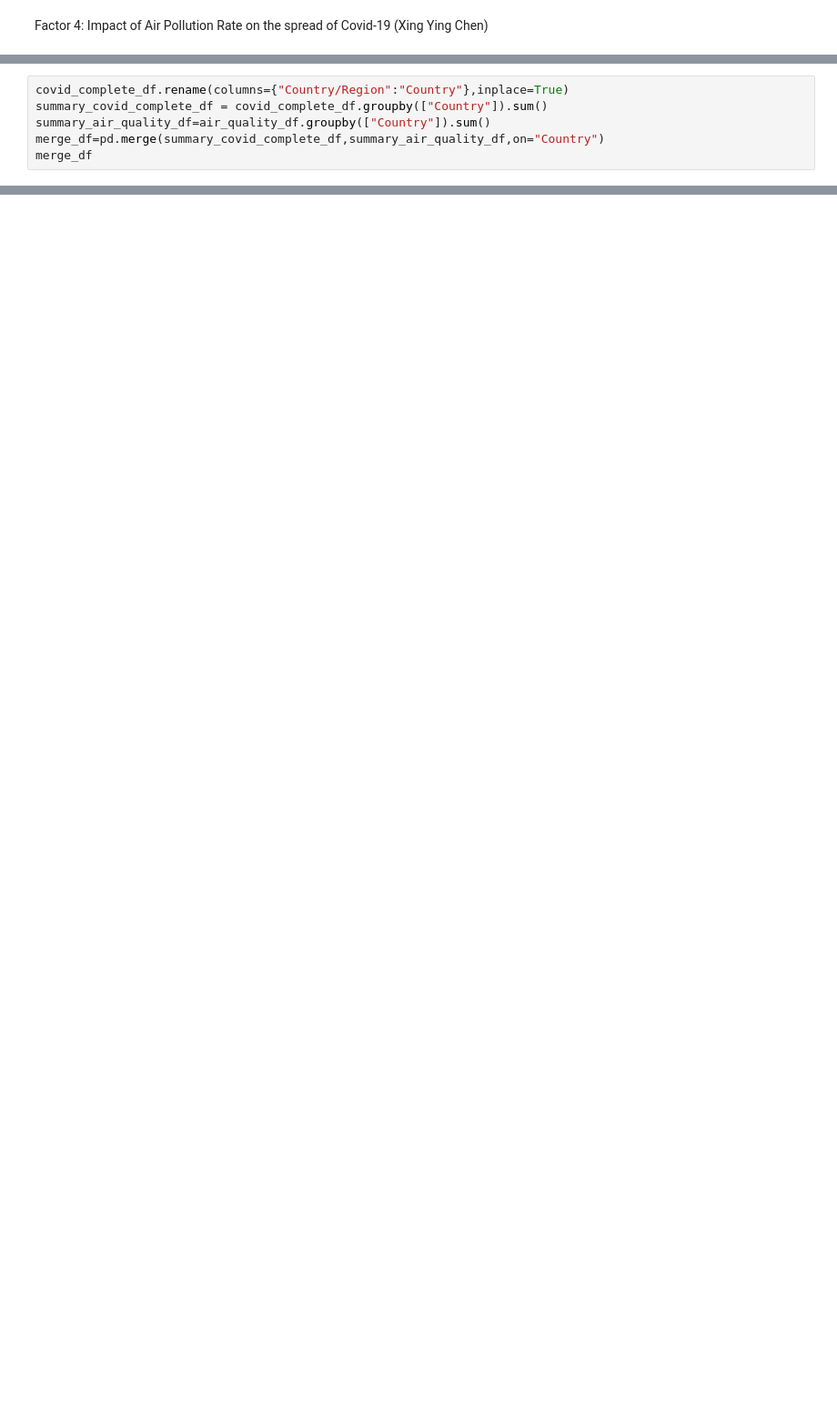
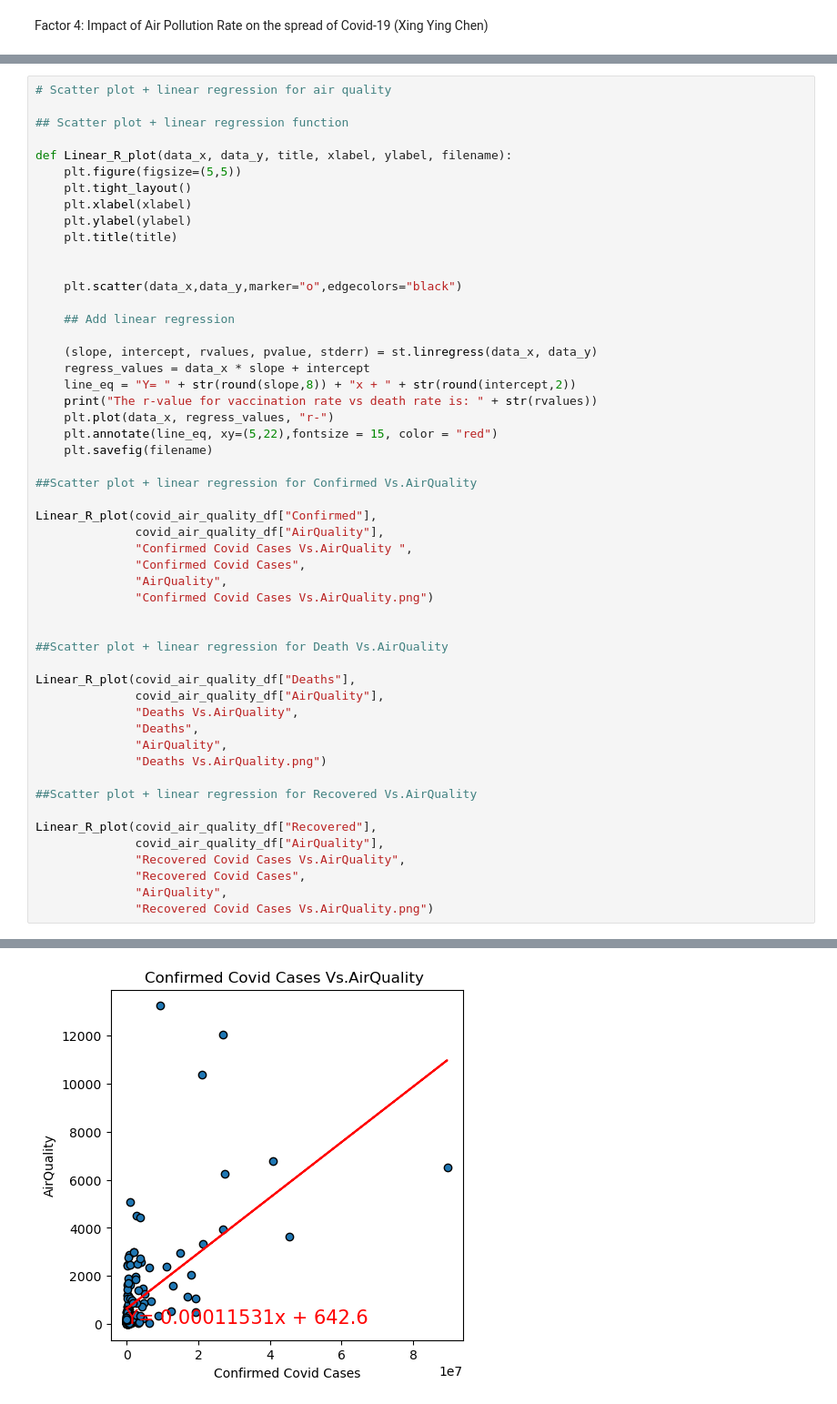
Before and after one commit to NysB/Project_1_Group_3, a Jupyter notebook: factors_covid.ipynb, the cells around one changed output, grey strips where cells are left out. Shown at 91% size. Cells and saved outputs as stored; diff of their text form; blank space fills up the shorter version.

```diff
--- a/factors_covid.ipynb
+++ b/factors_covid.ipynb
@@ -531,6 +553,0 @@ covid_air_pollution_df
-# %%
-covid_complete_df.rename(columns={"Country/Region":"Country"},inplace=True)
-summary_covid_complete_df = covid_complete_df.groupby(["Country"]).sum()
-summary_air_quality_df=air_quality_df.groupby(["Country"]).sum()
-merge_df=pd.merge(summary_covid_complete_df,summary_air_quality_df,on="Country")
-merge_df
@@ -539,0 +600,53 @@ merge_df
+# %%
+# Scatter plot + linear regression for air quality
+
+## Scatter plot + linear regression function
+
+def Linear_R_plot(data_x, data_y, title, xlabel, ylabel, filename):
+    plt.figure(figsize=(5,5))
+    plt.tight_layout()
+    plt.xlabel(xlabel)
+    plt.ylabel(ylabel)
+    plt.title(title)
+
+
+    plt.scatter(data_x,data_y,marker="o",edgecolors="black")
+
+    ## Add linear regression
+
+    (slope, intercept, rvalues, pvalue, stderr) = st.linregress(data_x, data_y)
+    regress_values = data_x * slope + intercept
+    line_eq = "Y= " + str(round(slope,8)) + "x + " + str(round(intercept,2))
+    print("The r-value for vaccination rate vs death rate is: " + str(rvalues))
+    plt.plot(data_x, regress_values, "r-")
+    plt.annotate(line_eq, xy=(5,22),fontsize = 15, color = "red")
+    plt.savefig(filename)
+
+##Scatter plot + linear regression for Confirmed Vs.AirQuality
+
+Linear_R_plot(covid_air_quality_df["Confirmed"],
+              covid_air_quality_df["AirQuality"],
+              "Confirmed Covid Cases Vs.AirQuality ",
+              "Confirmed Covid Cases",
+              "AirQuality",
+              "Confirmed Covid Cases Vs.AirQuality.png")
+
+
+##Scatter plot + linear regression for Death Vs.AirQuality
+
+Linear_R_plot(covid_air_quality_df["Deaths"],
+              covid_air_quality_df["AirQuality"],
+              "Deaths Vs.AirQuality",
+              "Deaths",
+              "AirQuality",
+              "Deaths Vs.AirQuality.png")
+
+##Scatter plot + linear regression for Recovered Vs.AirQuality
+
+Linear_R_plot(covid_air_quality_df["Recovered"],
+              covid_air_quality_df["AirQuality"],
+              "Recovered Covid Cases Vs.AirQuality",
+              "Recovered Covid Cases",
+              "AirQuality",
+              "Recovered Covid Cases Vs.AirQuality.png")
+# %% [output]
@@ -539,0 +656 @@ merge_df
+[figure, added]
```
Also changed, not shown: parts of 28 cells of this notebook, 17 other files.
